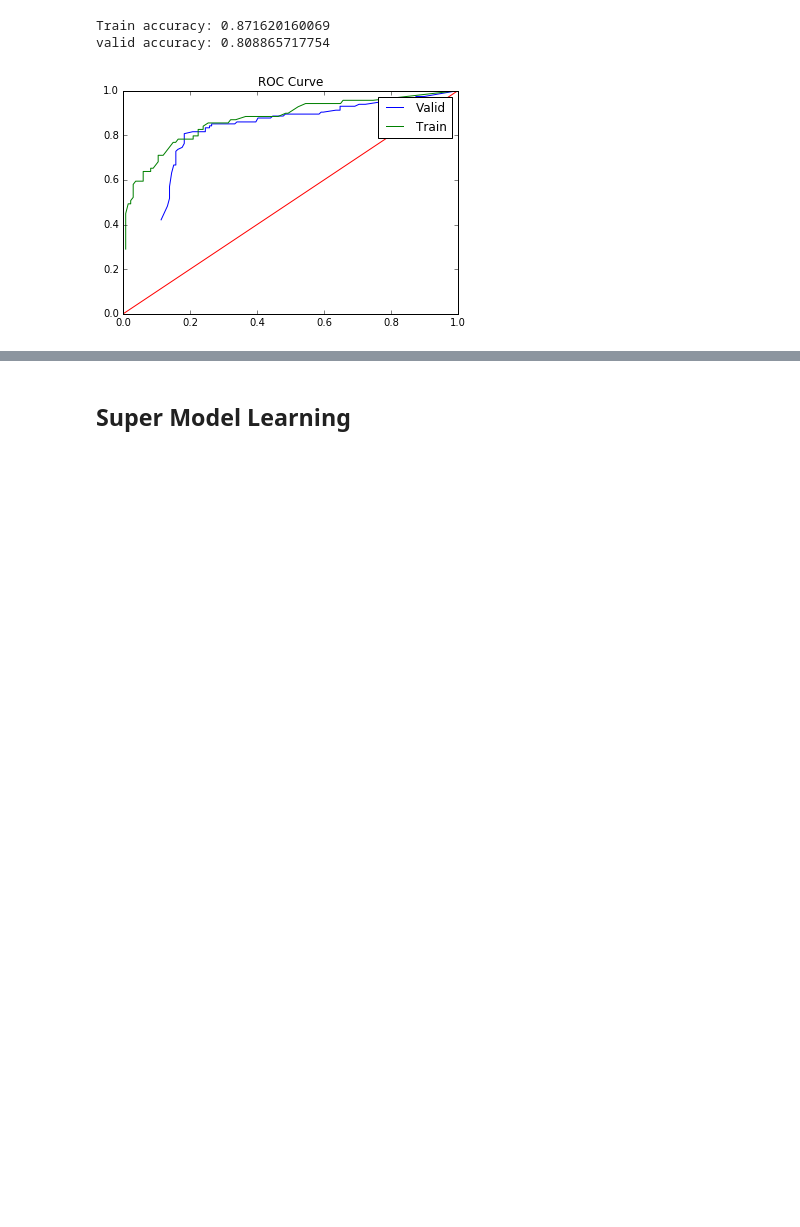
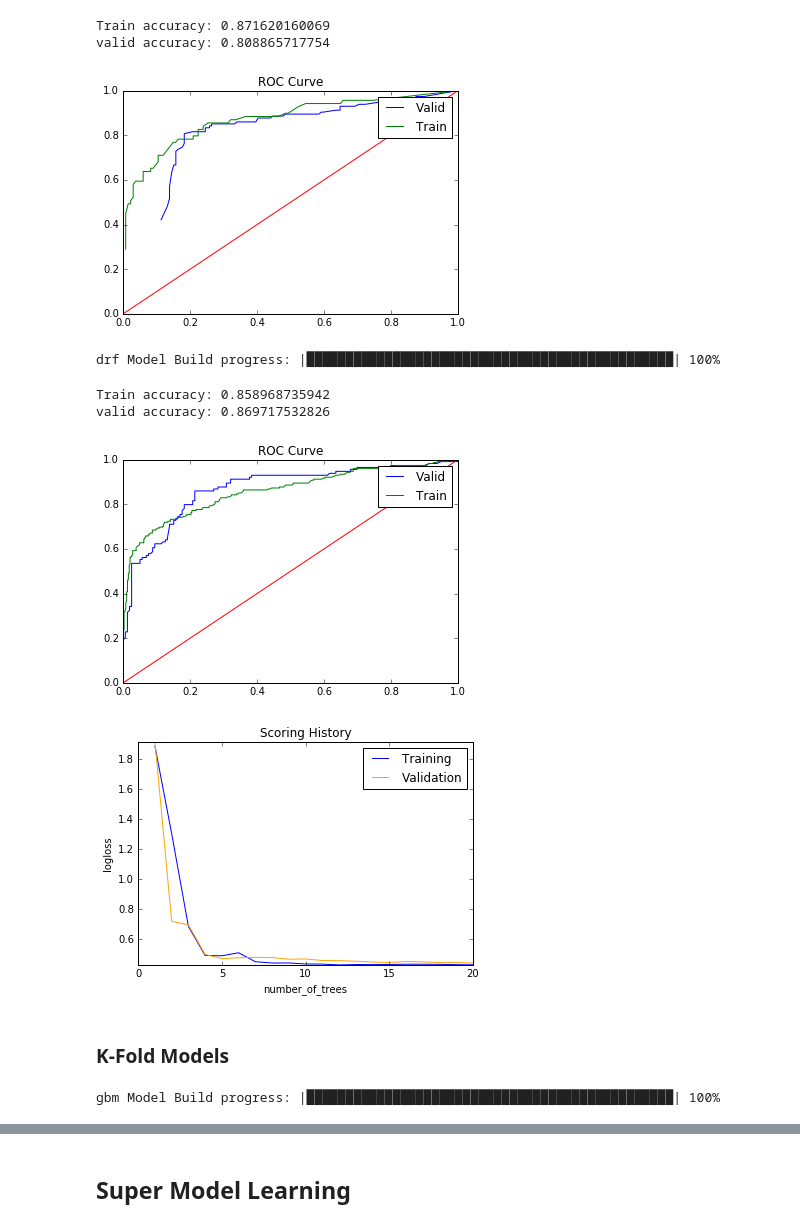
Before and after one commit to hamzafar/titanic_competition, a Jupyter notebook: Visualize the effect of Ensemble Model..ipynb, the cells around one changed output, grey strips where cells are left out. Saved outputs shown, nothing was run; the diff lists cells and outputs as text; code cells hidden in the pictures; blank space fills up the shorter version.

```diff
--- a/Visualize the effect of Ensemble Model..ipynb
+++ b/Visualize the effect of Ensemble Model..ipynb
@@ -173,3 +173,38 @@ model_performance(my_dt)
 Train accuracy: 0.871620160069
 valid accuracy: 0.808865717754
 [figure]
+# %%
+my_rf = H2ORandomForestEstimator(ntrees=20,
+                                 max_depth = 30,
+                                 min_rows=10,
+                                 binomial_double_trees = True,
+                                 sample_rate = 0.30,
+                                 seed=1)
+my_rf.train(x = input_name, y = response, training_frame=hdf_train, validation_frame=hdf_validate)
+# %% [output]
+drf Model Build progress: |███████████████████████████████████████████████| 100%
+# %%
+model_performance(my_rf)
+my_rf.plot()
+# %% [output]
+Train accuracy: 0.858968735942
+valid accuracy: 0.869717532826
+[figure, added]
+[figure, added]
+# %% [markdown]
+### K-Fold Models
+# %%
+# Train and cross-validate a GBM
+nfold_gbm = H2OGradientBoostingEstimator(ntrees=150,
+                                      max_depth=5,
+                                      min_rows=3,
+                                      learn_rate=0.01,
+                                      nfolds=7,
+                                      fold_assignment="Modulo",
+                                      keep_cross_validation_predictions=True,
+                                      seed=1,
+#                                       overwrite_with_best_model = False,
+                                     model_id="my_gbm",)
+nfold_gbm.train(x = input_name, y = response, training_frame=hdf_train, validation_frame=hdf_validate)
+# %% [output]
+gbm Model Build progress: |███████████████████████████████████████████████| 100%
```
Also changed, not shown: parts of 13 cells of this notebook.
